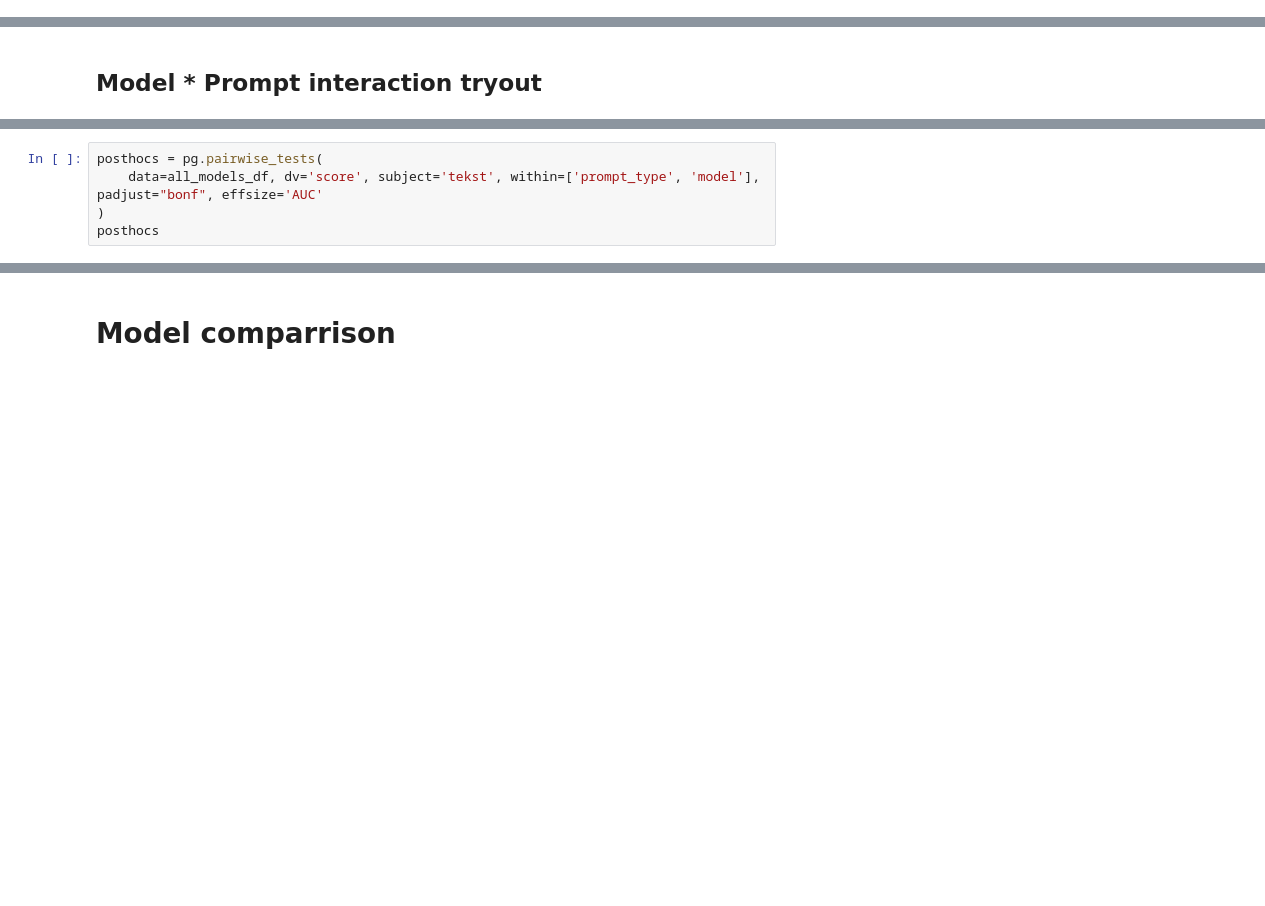
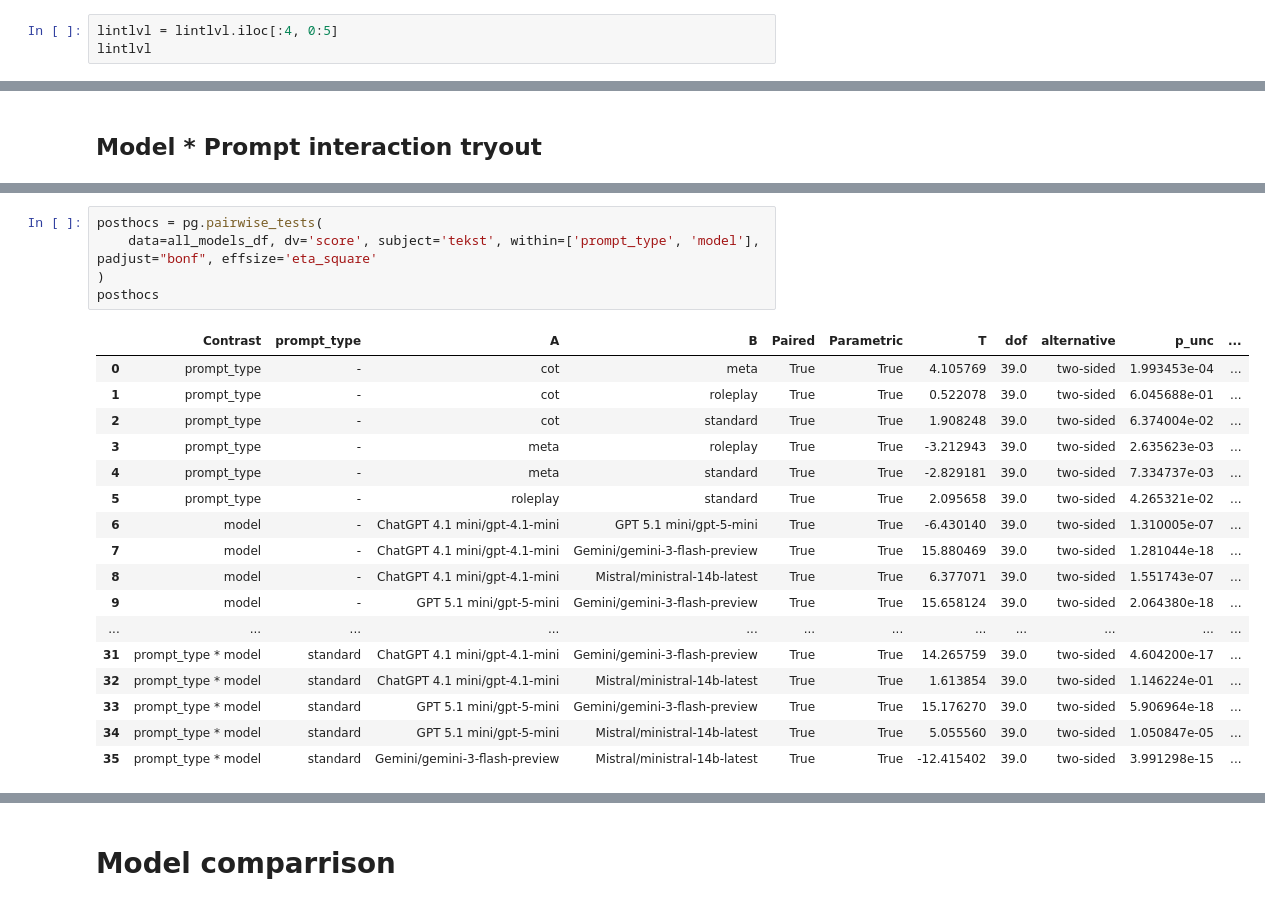
Before and after one commit to ChielChiel/Thesis-LLM-LiNT, a Jupyter notebook: anova.ipynb, the cells around one changed output, grey strips where cells are left out. Saved outputs shown, nothing was run; the diff lists cells and outputs as text; blank space fills up the shorter version.

```diff
--- a/anova.ipynb
+++ b/anova.ipynb
@@ -45,3 +89,6 @@ lintlvl
 | meta_no_lint | [51.787887017911295, 44.271952038... | [35.63656733739761, 29.2164121589... | [44.88418525326825, 27.9390515350... | [31.402888468691657, 18.163058828... | [30.585526700917242, 21.062738000... | ... |
 # %%
 # lintlvl = lintlvl.iloc[:4,0:5]
+# %%
+lintlvl = lintlvl.iloc[:4, 0:5]
+lintlvl
@@ -194,5 +482,23 @@ print(pg.rm_anova(data=all_models_df, dv='score', subject='tekst', within=['prom
 # %%
 posthocs = pg.pairwise_tests(
-    data=all_models_df, dv='score', subject='tekst', within=['prompt_type', 'model'], padjust="bonf", effsize='AUC'
+    data=all_models_df, dv='score', subject='tekst', within=['prompt_type', 'model'], padjust="bonf", effsize='eta_square'
 )
 posthocs
+# %% [output]
+|  | Contrast | prompt_type | A | B | Paired | Parametric | T | dof | alternative | p_unc | ... |
+| 0 | prompt_type | - | cot | meta | True | True | 4.105769 | 39.0 | two-sided | 1.993453e-04 | ... |
+| 1 | prompt_type | - | cot | roleplay | True | True | 0.522078 | 39.0 | two-sided | 6.045688e-01 | ... |
+| 2 | prompt_type | - | cot | standard | True | True | 1.908248 | 39.0 | two-sided | 6.374004e-02 | ... |
+| 3 | prompt_type | - | meta | roleplay | True | True | -3.212943 | 39.0 | two-sided | 2.635623e-03 | ... |
+| 4 | prompt_type | - | meta | standard | True | True | -2.829181 | 39.0 | two-sided | 7.334737e-03 | ... |
+| 5 | prompt_type | - | roleplay | standard | True | True | 2.095658 | 39.0 | two-sided | 4.265321e-02 | ... |
+| 6 | model | - | ChatGPT 4.1 mini/gpt-4.1-mini | GPT 5.1 mini/gpt-5-mini | True | True | -6.430140 | 39.0 | two-sided | 1.310005e-07 | ... |
+| 7 | model | - | ChatGPT 4.1 mini/gpt-4.1-mini | Gemini/gemini-3-flash-preview | True | True | 15.880469 | 39.0 | two-sided | 1.281044e-18 | ... |
+| 8 | model | - | ChatGPT 4.1 mini/gpt-4.1-mini | Mistral/ministral-14b-latest | True | True | 6.377071 | 39.0 | two-sided | 1.551743e-07 | ... |
+| 9 | model | - | GPT 5.1 mini/gpt-5-mini | Gemini/gemini-3-flash-preview | True | True | 15.658124 | 39.0 | two-sided | 2.064380e-18 | ... |
+| ... | ... | ... | ... | ... | ... | ... | ... | ... | ... | ... | ... |
+| 31 | prompt_type * model | standard | ChatGPT 4.1 mini/gpt-4.1-mini | Gemini/gemini-3-flash-preview | True | True | 14.265759 | 39.0 | two-sided | 4.604200e-17 | ... |
+| 32 | prompt_type * model | standard | ChatGPT 4.1 mini/gpt-4.1-mini | Mistral/ministral-14b-latest | True | True | 1.613854 | 39.0 | two-sided | 1.146224e-01 | ... |
+| 33 | prompt_type * model | standard | GPT 5.1 mini/gpt-5-mini | Gemini/gemini-3-flash-preview | True | True | 15.176270 | 39.0 | two-sided | 5.906964e-18 | ... |
+| 34 | prompt_type * model | standard | GPT 5.1 mini/gpt-5-mini | Mistral/ministral-14b-latest | True | True | 5.055560 | 39.0 | two-sided | 1.050847e-05 | ... |
+| 35 | prompt_type * model | standard | Gemini/gemini-3-flash-preview | Mistral/ministral-14b-latest | True | True | -12.415402 | 39.0 | two-sided | 3.991298e-15 | ... |
```
Also changed, not shown: parts of 74 cells of this notebook, 10 other files.
